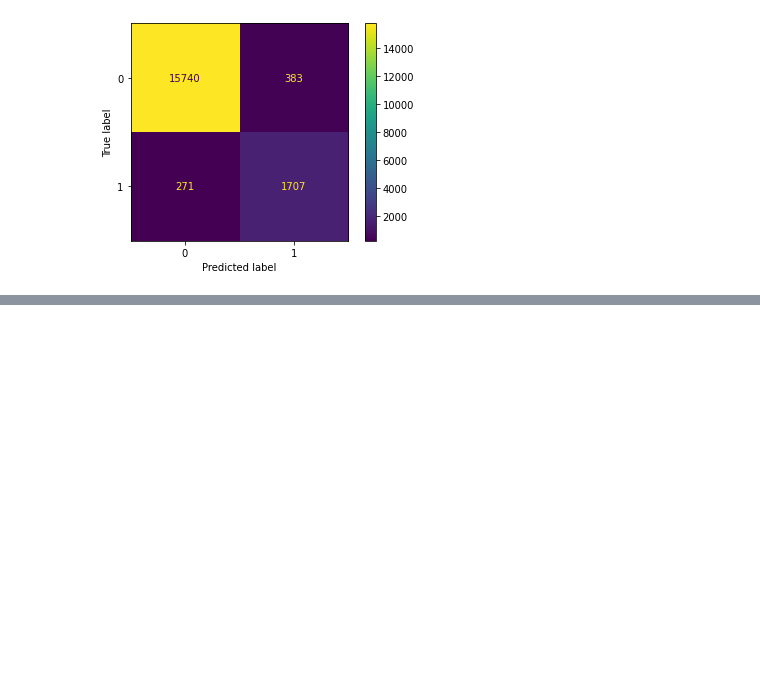
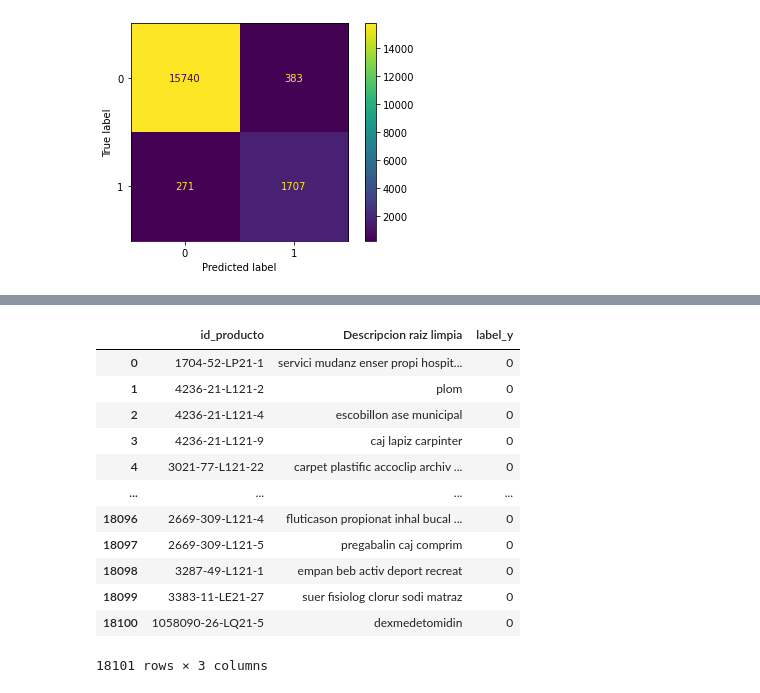
Before and after one commit to metalkutz/juanito_v2.0, a Jupyter notebook: Modelos/mod_reg_logist.ipynb, the cells around one changed output, grey strips where cells are left out. Drawn from its saved outputs; the diff is of its cells as text; code cells hidden in the pictures; blank space fills up the shorter version.

```diff
--- a/Modelos/mod_reg_logist.ipynb
+++ b/Modelos/mod_reg_logist.ipynb
@@ -315,0 +323,8 @@ fh.close()
+# %%
+X.drop(columns=['id_producto'], inplace=True)
+# %%
+X_train, X_test, y_train, y_test = train_test_split(
+    X, y, test_size=0.33, random_state=42)
+
+oversampling = SMOTE(sampling_strategy=0.30) # usamos oversampling sintético podemos elegir el nivel de oversampling con  sampling_strategy=0.80
+X_train_smote, y_train_smote = oversampling.fit_resample(X_train, y_train) #Se obtienen nuevos X e y
@@ -315,0 +337,17 @@ fh.close()
+# %%
+error= pd.DataFrame(dferror)
+error= error.reset_index()
+# %% [output]
+|  | id_producto | Descripcion raiz limpia | label_y |
+| 0 | 1704-52-LP21-1 | servici mudanz enser propi hospit... | 0 |
+| 1 | 4236-21-L121-2 | plom | 0 |
+| 2 | 4236-21-L121-4 | escobillon ase municipal | 0 |
+| 3 | 4236-21-L121-9 | caj lapiz carpinter | 0 |
+| 4 | 3021-77-L121-22 | carpet plastific accoclip archiv ... | 0 |
+| ... | ... | ... | ... |
+| 18096 | 2669-309-L121-4 | fluticason propionat inhal bucal ... | 0 |
+| 18097 | 2669-309-L121-5 | pregabalin caj comprim | 0 |
+| 18098 | 3287-49-L121-1 | empan beb activ deport recreat | 0 |
+| 18099 | 3383-11-LE21-27 | suer fisiolog clorur sodi matraz | 0 |
+| 18100 | 1058090-26-LQ21-5 | dexmedetomidin | 0 |
+18101 rows × 3 columns
```
Also changed, not shown: parts of 8 cells of this notebook, 1 other file.
